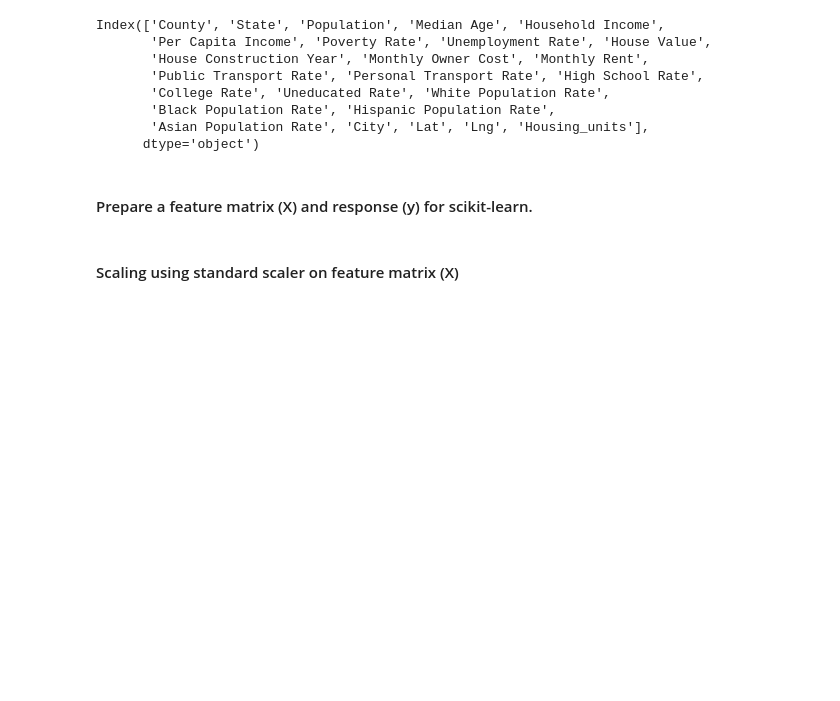
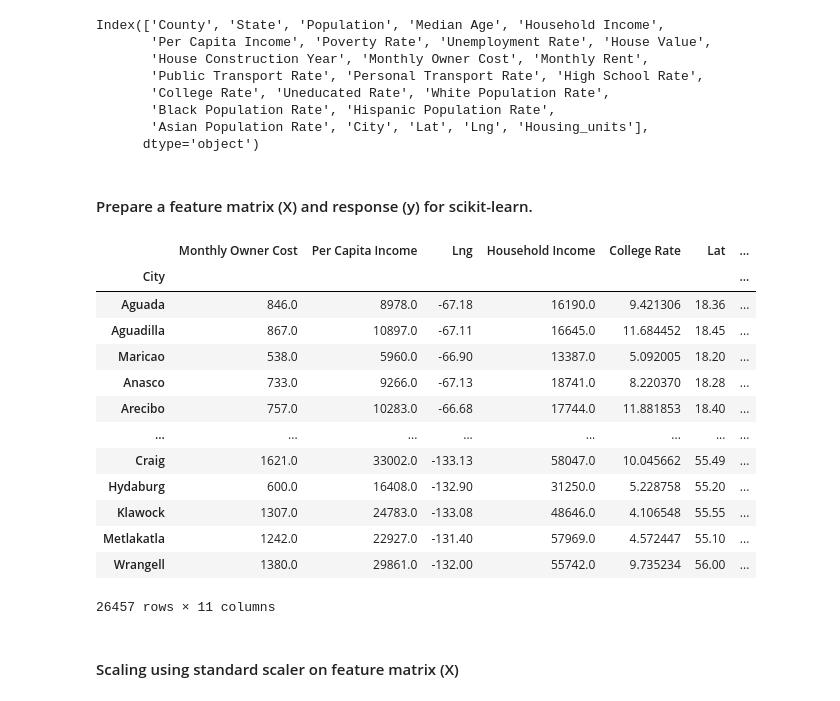
Before and after one commit to pandeysudip/housing-price, a Jupyter notebook: 4. model_building.ipynb, the cells around one changed output. Cells and saved outputs as stored; diff of their text form; code cells hidden in the pictures; blank space fills up the shorter version.

```diff
--- a/4. model_building.ipynb
+++ b/4. model_building.ipynb
@@ -873,11 +888,27 @@ usa_2017.set_index('City', inplace=True)
 # %%
 # create feature matrix (X)
 #selecting all columns except 'House Value'
 X_2017=usa_2017.drop('House Value', axis=1)
 
 # create response vector (y)
 ##selecting 'House Value'
 y_2017=usa_2017['House Value'].values
+X_2017
+# %% [output]
+|  | Monthly Owner Cost | Per Capita Income | Lng | Household Income | College Rate | Lat | ... |
+| City |  |  |  |  |  |  | ... |
+| Aguada | 846.0 | 8978.0 | -67.18 | 16190.0 | 9.421306 | 18.36 | ... |
+| Aguadilla | 867.0 | 10897.0 | -67.11 | 16645.0 | 11.684452 | 18.45 | ... |
+| Maricao | 538.0 | 5960.0 | -66.90 | 13387.0 | 5.092005 | 18.20 | ... |
+| Anasco | 733.0 | 9266.0 | -67.13 | 18741.0 | 8.220370 | 18.28 | ... |
+| Arecibo | 757.0 | 10283.0 | -66.68 | 17744.0 | 11.881853 | 18.40 | ... |
+| ... | ... | ... | ... | ... | ... | ... | ... |
+| Craig | 1621.0 | 33002.0 | -133.13 | 58047.0 | 10.045662 | 55.49 | ... |
+| Hydaburg | 600.0 | 16408.0 | -132.90 | 31250.0 | 5.228758 | 55.20 | ... |
+| Klawock | 1307.0 | 24783.0 | -133.08 | 48646.0 | 4.106548 | 55.55 | ... |
+| Metlakatla | 1242.0 | 22927.0 | -131.40 | 57969.0 | 4.572447 | 55.10 | ... |
+| Wrangell | 1380.0 | 29861.0 | -132.00 | 55742.0 | 9.735234 | 56.00 | ... |
+26457 rows × 11 columns
 # %% [markdown]
 #### Scaling using standard scaler on feature matrix (X)
 # %%
```
Also changed, not shown: parts of 33 cells of this notebook, 18 other files.
